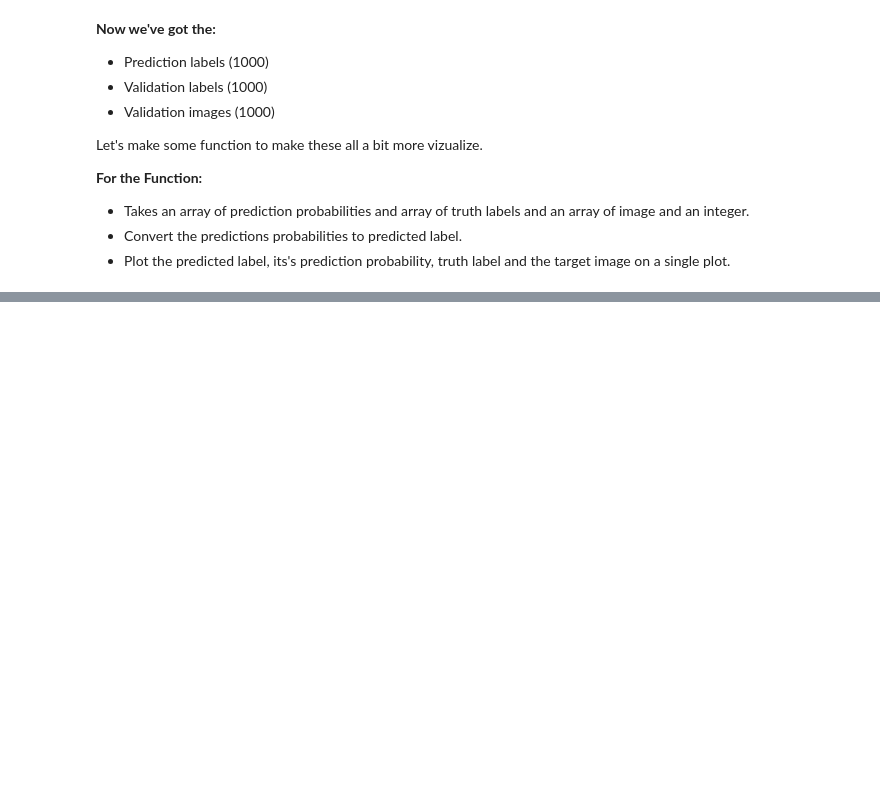
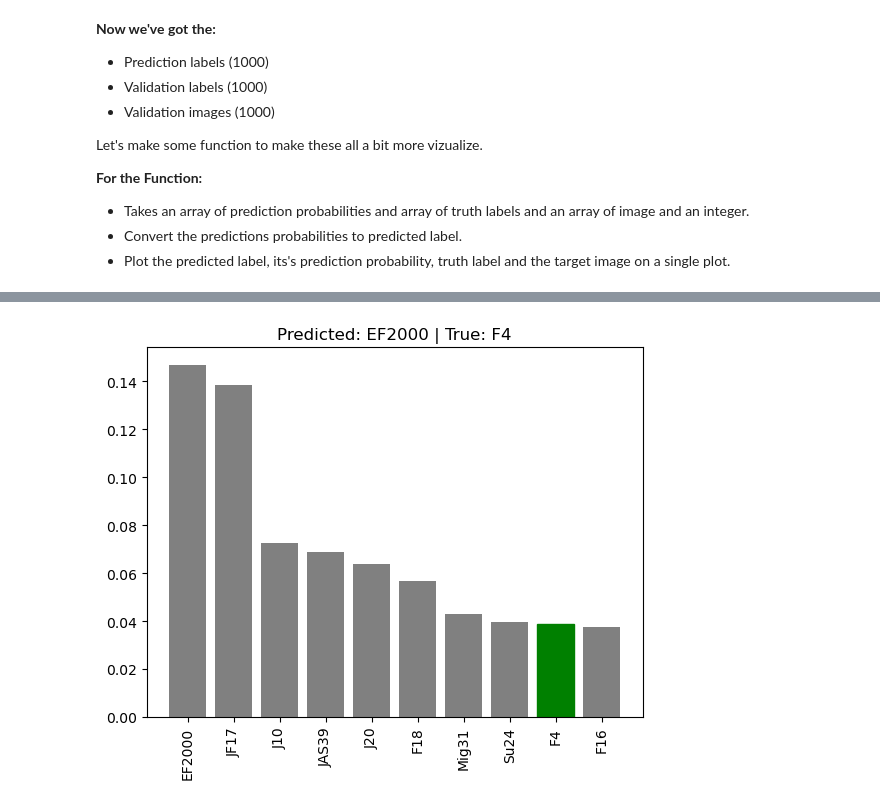
Before and after one commit to Eakempreet/ATAS_Project, a Jupyter notebook: notebooks/01_aircraft_classifier/02_aircraft_classifier_v2.ipynb, the cells around one changed output, grey strips where cells are left out. Saved outputs shown, nothing was run; the diff lists cells and outputs as text; code cells hidden in the pictures; blank space fills up the shorter version.

```diff
--- a/notebooks/01_aircraft_classifier/02_aircraft_classifier_v2.ipynb
+++ b/notebooks/01_aircraft_classifier/02_aircraft_classifier_v2.ipynb
@@ -1769,0 +1850,46 @@ def plot_predictions(prediction_probabilities,
+# %%
+def plot_top_10_pred_conf(prediction_probabilities, labels, n=1):
+    """
+    Plots a bar chart of the top 10 prediction confidences for a given sample.
+    The bar for the true label is highlighted in green if it appears in the top 10.
+
+    Args:
+        - prediction_probabilities (np.ndarray): 2D array of prediction probabilities,
+                                                shape (num_samples, num_classes).
+        - labels (array-like): Array of true labels corresponding to each sample.
+        - n (int, optional): Index of the sample to visualize. Defaults to 1.
+    """
+    pred_prob, true_label = prediction_probabilities[n], labels[n]
+
+    # Get the prediction label
+    pred_label = get_pred_label(pred_prob)
+
+    # Get the top 10 prediction indexes
+    top_10_pred_indexes = pred_prob.argsort()[-10:][::-1]    # indices sorted by value, LOW → HIGH and reverse → now HIGH → LOW
+
+    # Get the top 10 prediction confidence values
+    top_10_pred_values = pred_prob[top_10_pred_indexes]
+
+    # Get the top 10 prediction labels
+    top_10_pred_labels = unique_labels[top_10_pred_indexes]
+
+    # Setup plot
+    top_10_plot = plt.bar(x=np.arange(len(top_10_pred_labels)),
+                          height=top_10_pred_values,
+                          color="grey")
+    plt.xticks(np.arange(len(top_10_pred_labels)),
+               labels=top_10_pred_labels,
+               rotation="vertical")
+    plt.title(f"Predicted: {pred_label} | True: {true_label}")
+    # Change the colour of true label -> green
+    if np.isin(true_label, top_10_pred_labels):
+        top_10_plot[np.argmax(top_10_pred_labels==true_label)].set_color("green")
+    else:
+        pass
+# %%
+# VIsualizing the top 10 predictions
+plot_top_10_pred_conf(prediction_probabilities=subset_predictions,
+                      labels=val_subset_labels,
+                      n=7)
+# %% [output]
+[figure, added]
```
Also changed, not shown: parts of 19 cells of this notebook.
